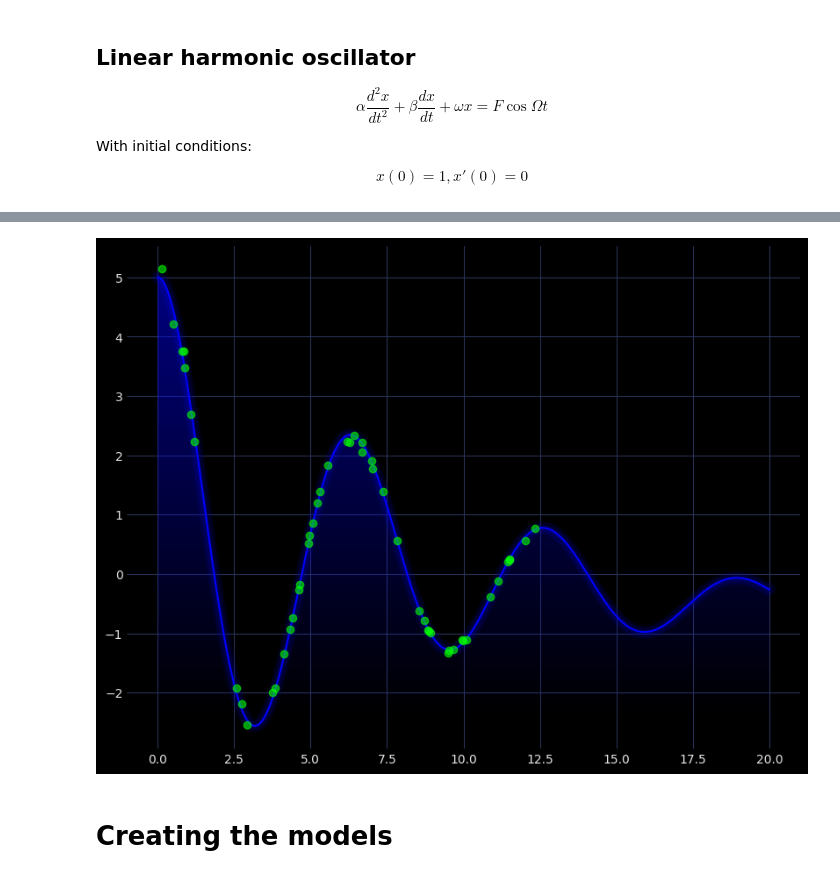
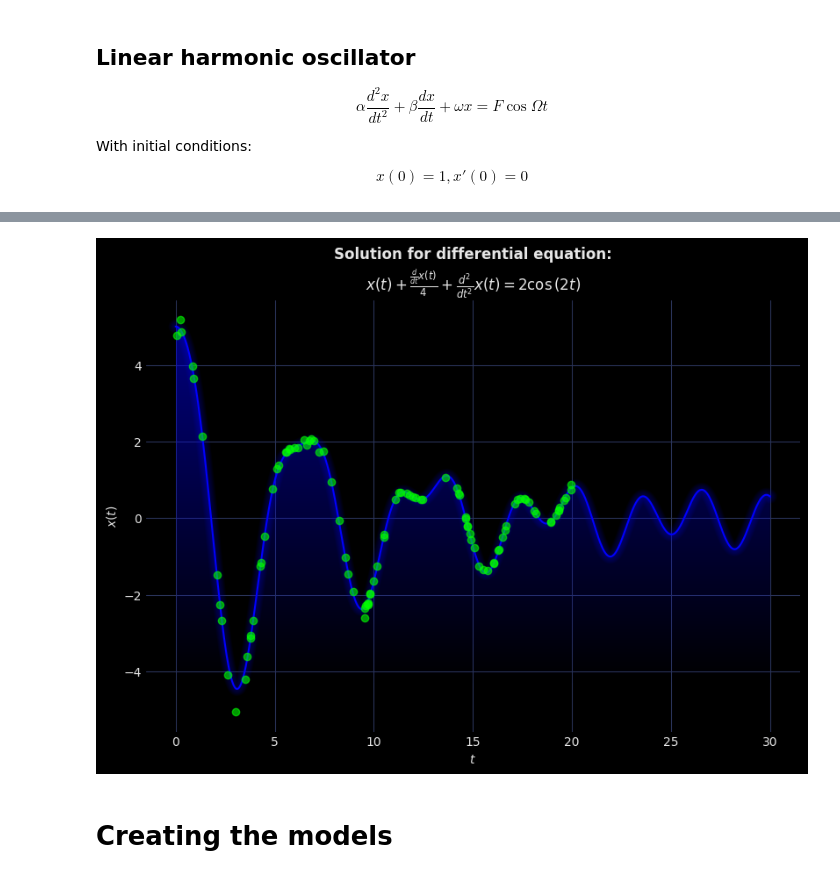
Before and after one commit to Yolonek/MachineLearningApplications, a Jupyter notebook: 8.PINN/8.1-HarmonicOscillator.ipynb, the cells around one changed output, grey strips where cells are left out. Cells and saved outputs as stored; diff of their text form; code cells hidden in the pictures.

```diff
--- a/8.PINN/8.1-HarmonicOscillator.ipynb
+++ b/8.PINN/8.1-HarmonicOscillator.ipynb
@@ -19,8 +17,8 @@ With initial conditions:
 
 $$x(0) = 1, x'(0) = 0$$
 # %%
-t, alpha, beta, omega, F, Omega = sp.symbols('t alpha beta omega F Omega')
+t, beta, omega, F, Omega = sp.symbols('t beta omega F Omega')
 x = sp.Function('x')
-diff_eq = sp.Eq(alpha * x(t).diff(t, 2) + beta*x(t).diff(t) + omega * x(t), F * sp.cos(Omega * t))
+diff_eq = sp.Eq(x(t).diff(t, 2) + beta*x(t).diff(t) + omega * x(t), F * sp.cos(Omega * t))
 diff_eq
 # %% [output]
@@ -28,6 +26,6 @@ $\displaystyle \alpha \frac{d^{2}}{d t^{2}} x{\left(t \right)} + \beta \frac{d}{
 # %%
-alpha_val, beta_val, omega_val, F_val, Omega_val = 1, sp.Rational(1, 4), 1, 0.5, 0.15
+beta_val, omega_val, F_val, Omega_val = sp.Rational(1, 4), 1, 2, 2
 beta_val_float = 1/4
-x_eq = diff_eq.subs([(alpha, alpha_val), (beta, beta_val), (omega, omega_val), (F, F_val), (Omega, Omega_val)])
+x_eq = diff_eq.subs([(beta, beta_val), (omega, omega_val), (F, F_val), (Omega, Omega_val)])
 x_eq
 # %% [output]
@@ -41,18 +39,22 @@ $\displaystyle x{\left(t \right)} = \left(0.562629048133535 \sin{\left(0.9921567
 # %%
-t_values = np.linspace(0, 20, 1001)
+t_max = 30
+t_values = np.linspace(0, t_max, 1001)
 oscillator_function = sp.lambdify(t, oscillator_sol.rhs, 'numpy')
 
-datapoints = {'t': np.random.uniform(0, 12.5, 50)}
+datapoints = {'t': np.random.uniform(0, 20, 100)}
 datapoints['x'] = (x_true := oscillator_function(datapoints['t'])) + np.random.normal(0, np.abs(x_true) * 0.05)
 
 with plt.style.context('cyberpunk'):
     figure, axes = plt.subplots(1, 1, layout='constrained', figsize=(8, 6))
     axes.plot(t_values, oscillator_function(t_values), color='blue')
     axes.scatter(datapoints['t'], datapoints['x'], color='lime', zorder=10, alpha=0.6)
     # axes.grid()
+    axes.set(xlabel='$t$', ylabel='$x(t)$',
+             title=f'Solution for differential equation:\n'
+                   f'${sp.latex(x_eq)}$')
     enhance_plot(figure, axes, glow=True, alpha_gradient=0.5)
 # %% [output]
-[figure, old version]
+[figure, new version]
 # %% [markdown]
 # Creating the models
 # %%
```
Also changed, not shown: parts of 21 cells of this notebook.
